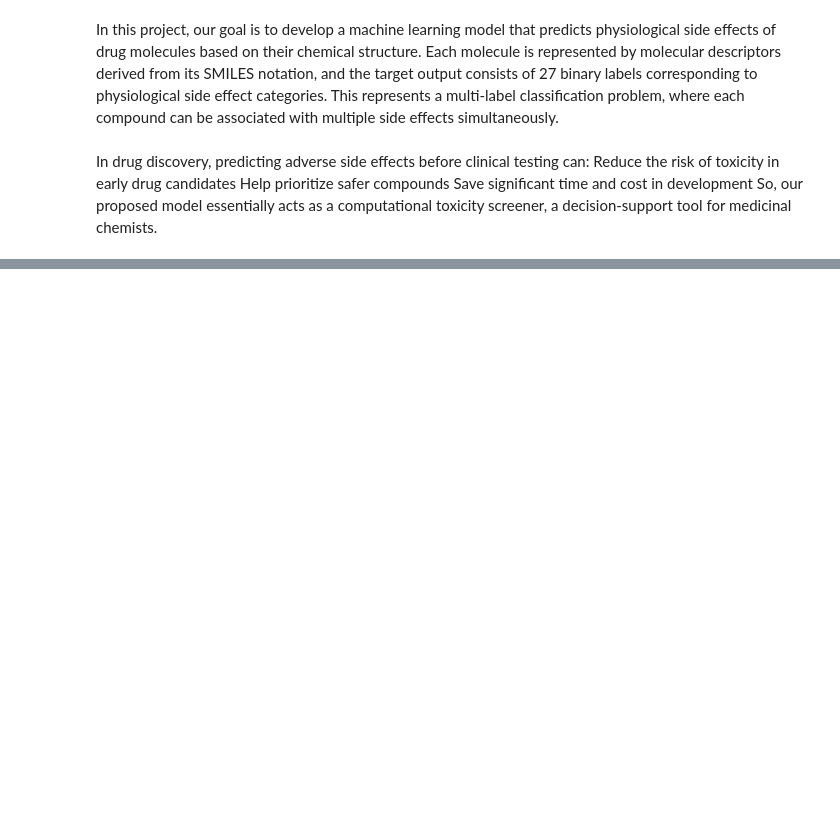
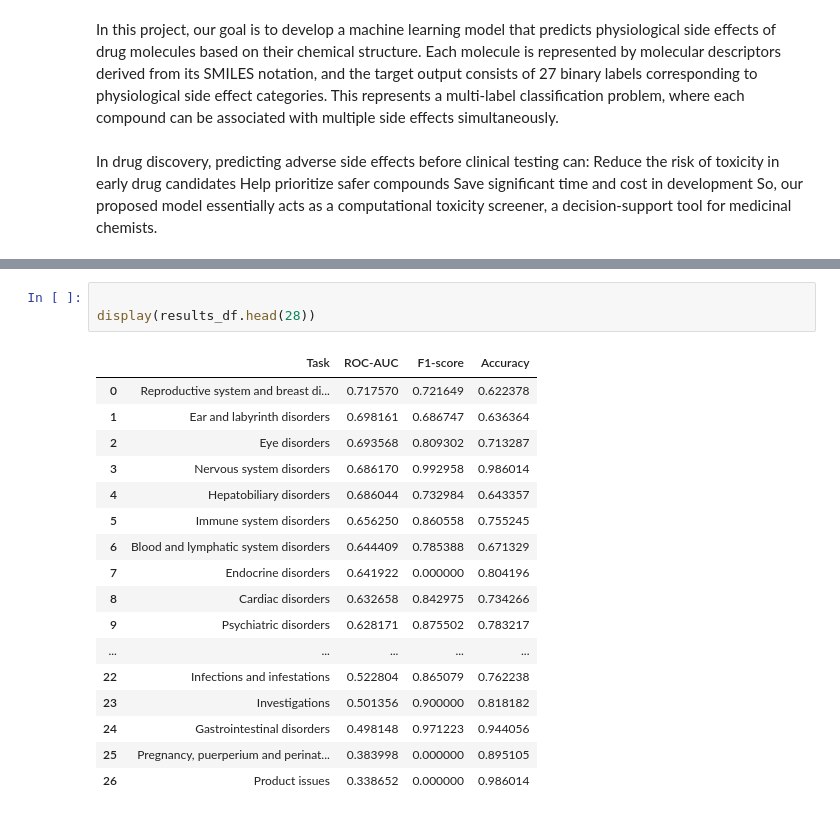
Before and after one commit to bbarthougatica/ChmInf, a Jupyter notebook: cheminf_latin.ipynb, the cells around one changed output, grey strips where cells are left out. Drawn from its saved outputs; the diff is of its cells as text; blank space fills up the shorter version.

```diff
--- a/cheminf_latin.ipynb
+++ b/cheminf_latin.ipynb
@@ -204,0 +404,21 @@ ValueError: could not convert string to float: 'C(CNCCNCCNCCN)N'
+# %%
+
+display(results_df.head(28))
+# %% [output]
+|  | Task | ROC-AUC | F1-score | Accuracy |
+| 0 | Reproductive system and breast di... | 0.717570 | 0.721649 | 0.622378 |
+| 1 | Ear and labyrinth disorders | 0.698161 | 0.686747 | 0.636364 |
+| 2 | Eye disorders | 0.693568 | 0.809302 | 0.713287 |
+| 3 | Nervous system disorders | 0.686170 | 0.992958 | 0.986014 |
+| 4 | Hepatobiliary disorders | 0.686044 | 0.732984 | 0.643357 |
+| 5 | Immune system disorders | 0.656250 | 0.860558 | 0.755245 |
+| 6 | Blood and lymphatic system disorders | 0.644409 | 0.785388 | 0.671329 |
+| 7 | Endocrine disorders | 0.641922 | 0.000000 | 0.804196 |
+| 8 | Cardiac disorders | 0.632658 | 0.842975 | 0.734266 |
+| 9 | Psychiatric disorders | 0.628171 | 0.875502 | 0.783217 |
+| ... | ... | ... | ... | ... |
+| 22 | Infections and infestations | 0.522804 | 0.865079 | 0.762238 |
+| 23 | Investigations | 0.501356 | 0.900000 | 0.818182 |
+| 24 | Gastrointestinal disorders | 0.498148 | 0.971223 | 0.944056 |
+| 25 | Pregnancy, puerperium and perinat... | 0.383998 | 0.000000 | 0.895105 |
+| 26 | Product issues | 0.338652 | 0.000000 | 0.986014 |
```
Also changed, not shown: parts of 34 cells of this notebook.
